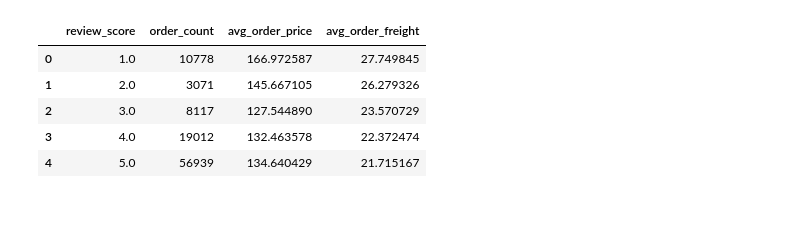
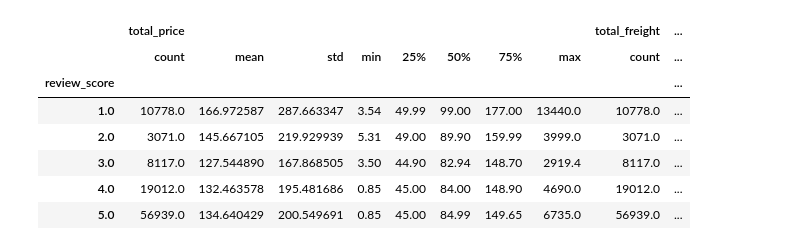
Before and after one commit to RyoShimoda/AWS_data_analysis, a Jupyter notebook: notebooks/review_score_analysis.ipynb, the cells around one changed output. Saved outputs shown, nothing was run; the diff lists cells and outputs as text; code cells hidden in the pictures; blank space fills up the shorter version.

```diff
--- a/notebooks/review_score_analysis.ipynb
+++ b/notebooks/review_score_analysis.ipynb
@@ -16,19 +54,0 @@ df_review_order["review_score"].value_counts().sort_index()
-# %%
-# レビュー点数別の平均値
-avg_score_by_review = (
-    df_review_order.groupby("review_score")
-    .agg(
-        order_count=("order_id", "count"),
-        avg_order_price=("total_price", "mean"),
-        avg_order_freight=("total_freight", "mean"),
-    )
-    .reset_index()
-)
-avg_score_by_review
-# %% [output]
-|  | review_score | order_count | avg_order_price | avg_order_freight |
-| 0 | 1.0 | 10778 | 166.972587 | 27.749845 |
-| 1 | 2.0 | 3071 | 145.667105 | 26.279326 |
-| 2 | 3.0 | 8117 | 127.544890 | 23.570729 |
-| 3 | 4.0 | 19012 | 132.463578 | 22.372474 |
-| 4 | 5.0 | 56939 | 134.640429 | 21.715167 |
@@ -39,2 +55,14 @@ df_review_order.isnull().sum()
+# %%
+# レビューごとの記述統計
+df_review_order.groupby("review_score")[["total_price", "total_freight"]].describe()
+# %% [output]
+|  | total_price |  |  |  |  |  |  |  | total_freight | ... |
+|  | count | mean | std | min | 25% | 50% | 75% | max | count | ... |
+| review_score |  |  |  |  |  |  |  |  |  | ... |
+| 1.0 | 10778.0 | 166.972587 | 287.663347 | 3.54 | 49.99 | 99.00 | 177.00 | 13440.0 | 10778.0 | ... |
+| 2.0 | 3071.0 | 145.667105 | 219.929939 | 5.31 | 49.00 | 89.90 | 159.99 | 3999.0 | 3071.0 | ... |
+| 3.0 | 8117.0 | 127.544890 | 167.868505 | 3.50 | 44.90 | 82.94 | 148.70 | 2919.4 | 8117.0 | ... |
+| 4.0 | 19012.0 | 132.463578 | 195.481686 | 0.85 | 45.00 | 84.00 | 148.90 | 4690.0 | 19012.0 | ... |
+| 5.0 | 56939.0 | 134.640429 | 200.549691 | 0.85 | 45.00 | 84.99 | 149.65 | 6735.0 | 56939.0 | ... |
 # %%
 # レビュー点数別の注文金額を箱ひげ図で確認
```
Also changed, not shown: parts of 18 cells of this notebook, 1 other file.
